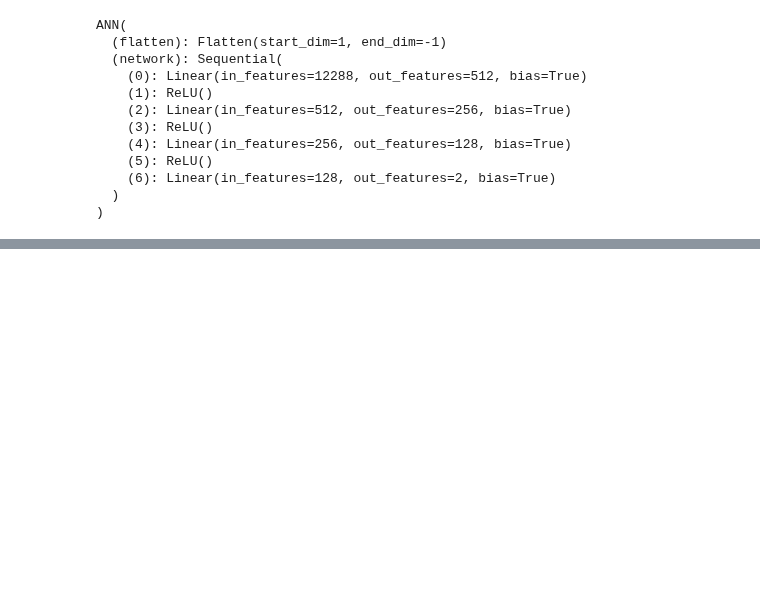
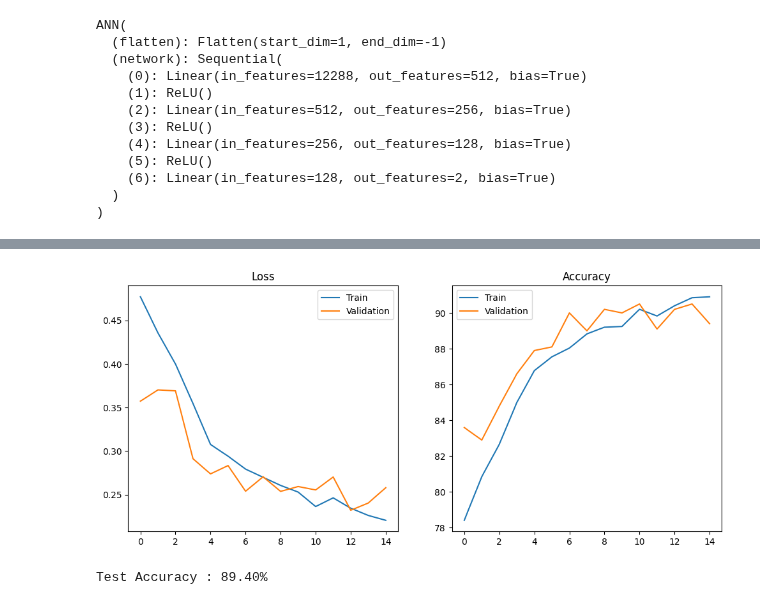
Before and after one commit to suyash2356/Deep-Learning-Projects, a Jupyter notebook: PyTorch Models/skin_cancer_melanamine_cnn.ipynb, the cells around one changed output, grey strips where cells are left out. Saved outputs shown, nothing was run; the diff lists cells and outputs as text; code cells hidden in the pictures; blank space fills up the shorter version.

```diff
--- a/PyTorch Models/skin_cancer_melanamine_cnn.ipynb
+++ b/PyTorch Models/skin_cancer_melanamine_cnn.ipynb
@@ -427,0 +720,6 @@ weighted avg       0.89      0.88      0.88      1000
+# %%
+criterion = nn.CrossEntropyLoss()
+optimizer = torch.optim.Adam(
+    model.parameters(),
+    lr=1e-3
+)
@@ -427,0 +838,53 @@ weighted avg       0.89      0.88      0.88      1000
+# %%
+import matplotlib.pyplot as plt
+
+plt.figure(figsize=(12,5))
+
+plt.subplot(1,2,1)
+
+plt.plot(train_losses,label="Train")
+plt.plot(val_losses,label="Validation")
+
+plt.title("Loss")
+
+plt.legend()
+
+plt.subplot(1,2,2)
+
+plt.plot(train_accs,label="Train")
+plt.plot(val_accs,label="Validation")
+
+plt.title("Accuracy")
+
+plt.legend()
+
+plt.show()
+# %% [output]
+[figure, added]
+# %%
+from sklearn.metrics import accuracy_score
+
+model.eval()
+
+y_true = []
+y_pred = []
+
+with torch.no_grad():
+
+    for images, labels in test_loader:
+
+        images = images.to(device)
+
+        outputs = model(images)
+
+        _, predicted = torch.max(outputs,1)
+
+        y_true.extend(labels.numpy())
+
+        y_pred.extend(predicted.cpu().numpy())
+
+accuracy = accuracy_score(y_true,y_pred)
+
+print(f"Test Accuracy : {accuracy*100:.2f}%")
+# %% [output]
+Test Accuracy : 89.40%
```
Also changed, not shown: parts of 68 cells of this notebook, 1 other file.
